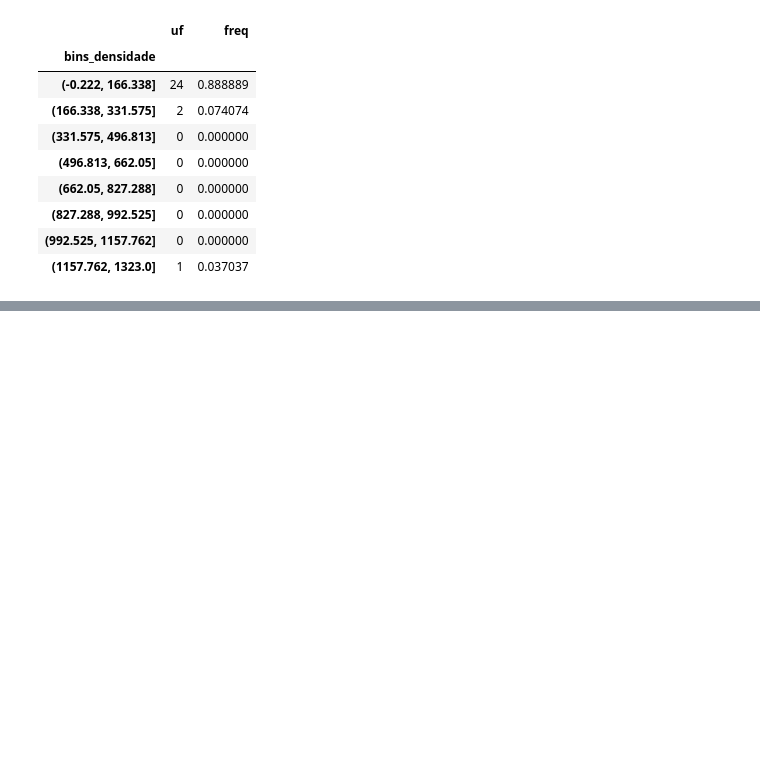
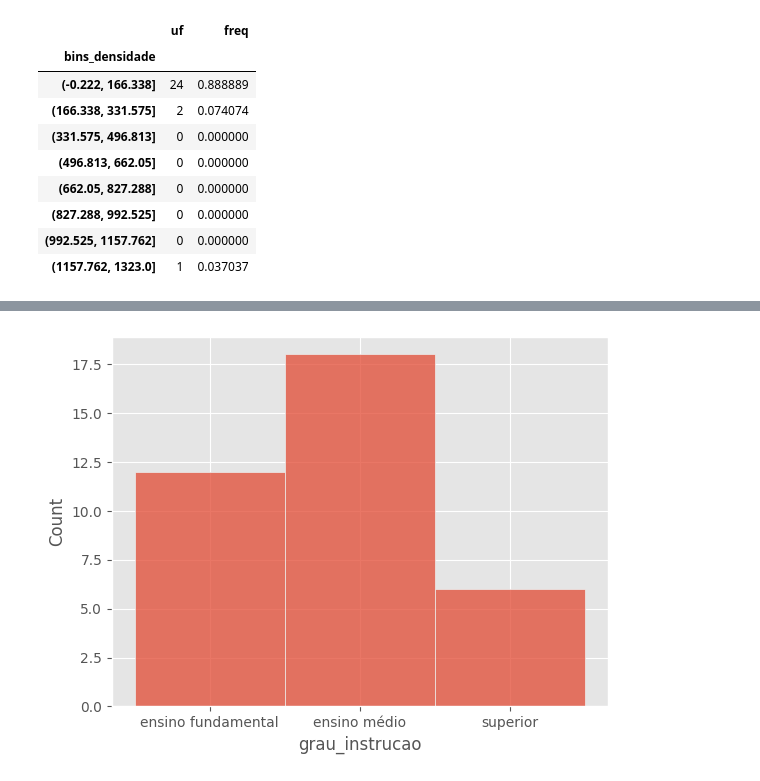
Before and after one commit to baldoinov/text-books, a Jupyter notebook: estatistica-basica/02-resumo-de-dados.ipynb, the cells around one changed output, grey strips where cells are left out. Drawn from its saved outputs; the diff is of its cells as text; code cells hidden in the pictures; blank space fills up the shorter version.

```diff
--- a/estatistica-basica/02-resumo-de-dados.ipynb
+++ b/estatistica-basica/02-resumo-de-dados.ipynb
@@ -195,0 +254,5 @@ freq_densidade
+# %%
+sns.histplot(data=tab2_1, x='grau_instrucao', stat='count')
+plt.show()
+# %% [output]
+[figure, added]
```
Also changed, not shown: parts of 37 cells of this notebook, 4 other files.
